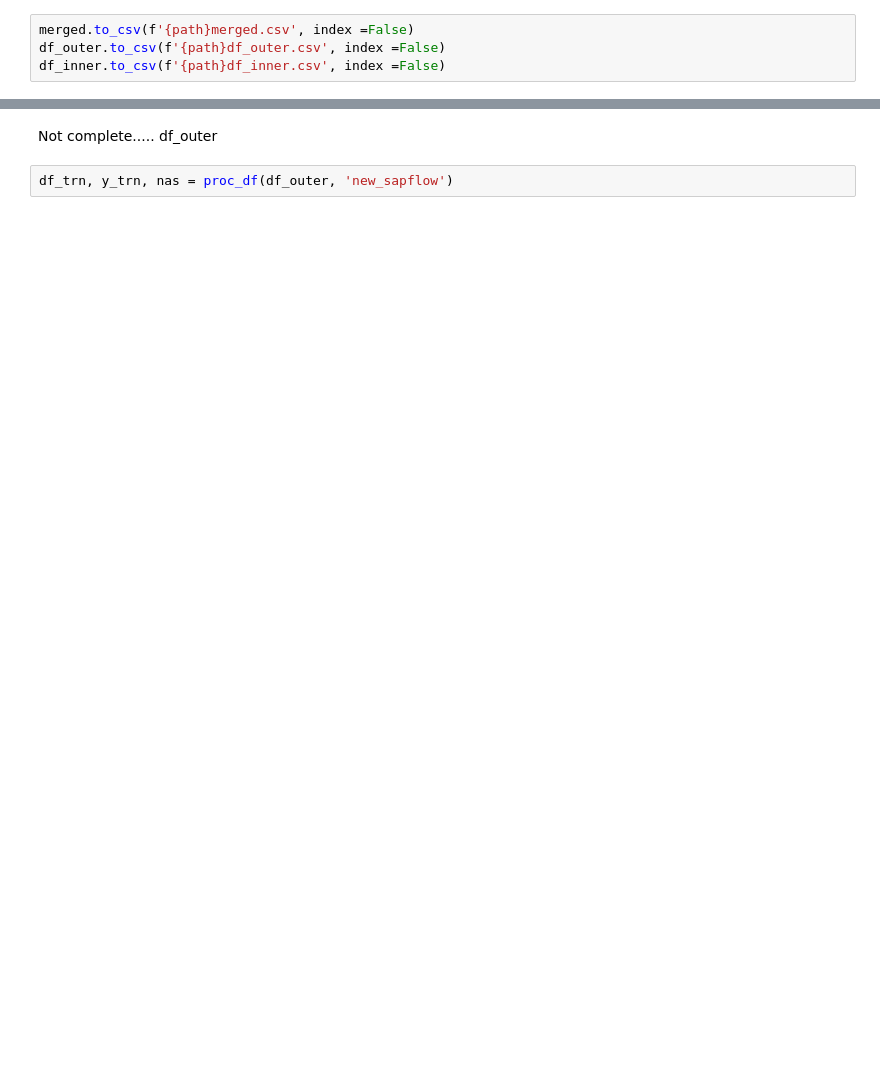
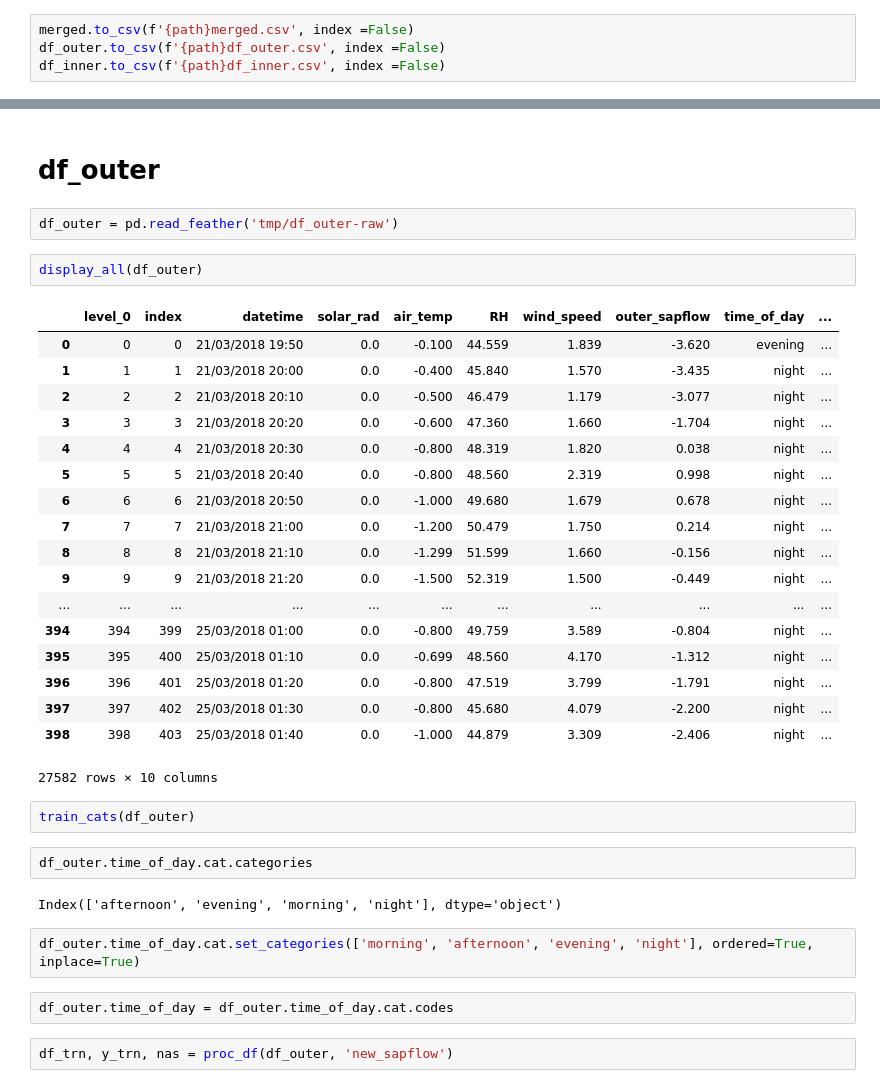
Before and after one commit to pua2/sapflow, a Jupyter notebook: fastai/courses/ml1/sapflow.ipynb, the cells around one changed output, grey strips where cells are left out. Drawn from its saved outputs; the diff is of its cells as text; blank space fills up the shorter version.

Commit message:
added train_cats and feather

```diff
--- a/fastai/courses/ml1/sapflow.ipynb
+++ b/fastai/courses/ml1/sapflow.ipynb
@@ -89,5 +117,38 @@ df_inner.to_csv(f'{path}df_inner.csv', index =False)
 # %% [markdown]
- Not complete..... df_outer
+# df_outer
+# %%
+df_outer = pd.read_feather('tmp/df_outer-raw')
+# %%
+display_all(df_outer)
+# %% [output]
+|  | level_0 | index | datetime | solar_rad | air_temp | RH | wind_speed | outer_sapflow | time_of_day | ... |
+| 0 | 0 | 0 | 21/03/2018 19:50 | 0.0 | -0.100 | 44.559 | 1.839 | -3.620 | evening | ... |
+| 1 | 1 | 1 | 21/03/2018 20:00 | 0.0 | -0.400 | 45.840 | 1.570 | -3.435 | night | ... |
+| 2 | 2 | 2 | 21/03/2018 20:10 | 0.0 | -0.500 | 46.479 | 1.179 | -3.077 | night | ... |
+| 3 | 3 | 3 | 21/03/2018 20:20 | 0.0 | -0.600 | 47.360 | 1.660 | -1.704 | night | ... |
+| 4 | 4 | 4 | 21/03/2018 20:30 | 0.0 | -0.800 | 48.319 | 1.820 | 0.038 | night | ... |
+| 5 | 5 | 5 | 21/03/2018 20:40 | 0.0 | -0.800 | 48.560 | 2.319 | 0.998 | night | ... |
+| 6 | 6 | 6 | 21/03/2018 20:50 | 0.0 | -1.000 | 49.680 | 1.679 | 0.678 | night | ... |
+| 7 | 7 | 7 | 21/03/2018 21:00 | 0.0 | -1.200 | 50.479 | 1.750 | 0.214 | night | ... |
+| 8 | 8 | 8 | 21/03/2018 21:10 | 0.0 | -1.299 | 51.599 | 1.660 | -0.156 | night | ... |
+| 9 | 9 | 9 | 21/03/2018 21:20 | 0.0 | -1.500 | 52.319 | 1.500 | -0.449 | night | ... |
+| ... | ... | ... | ... | ... | ... | ... | ... | ... | ... | ... |
+| 394 | 394 | 399 | 25/03/2018 01:00 | 0.0 | -0.800 | 49.759 | 3.589 | -0.804 | night | ... |
+| 395 | 395 | 400 | 25/03/2018 01:10 | 0.0 | -0.699 | 48.560 | 4.170 | -1.312 | night | ... |
+| 396 | 396 | 401 | 25/03/2018 01:20 | 0.0 | -0.800 | 47.519 | 3.799 | -1.791 | night | ... |
+| 397 | 397 | 402 | 25/03/2018 01:30 | 0.0 | -0.800 | 45.680 | 4.079 | -2.200 | night | ... |
+| 398 | 398 | 403 | 25/03/2018 01:40 | 0.0 | -1.000 | 44.879 | 3.309 | -2.406 | night | ... |
+27582 rows × 10 columns
+# %%
+train_cats(df_outer)
+# %%
+df_outer.time_of_day.cat.categories
+# %% [output]
+Index(['afternoon', 'evening', 'morning', 'night'], dtype='object')
+# %%
+df_outer.time_of_day.cat.set_categories(['morning', 'afternoon', 'evening', 'night'], ordered=True, inplace=True)
+# %%
+df_outer.time_of_day = df_outer.time_of_day.cat.codes
 # %%
 df_trn, y_trn, nas = proc_df(df_outer, 'new_sapflow')
 # %%
```
Also changed, not shown: parts of 9 cells of this notebook.
